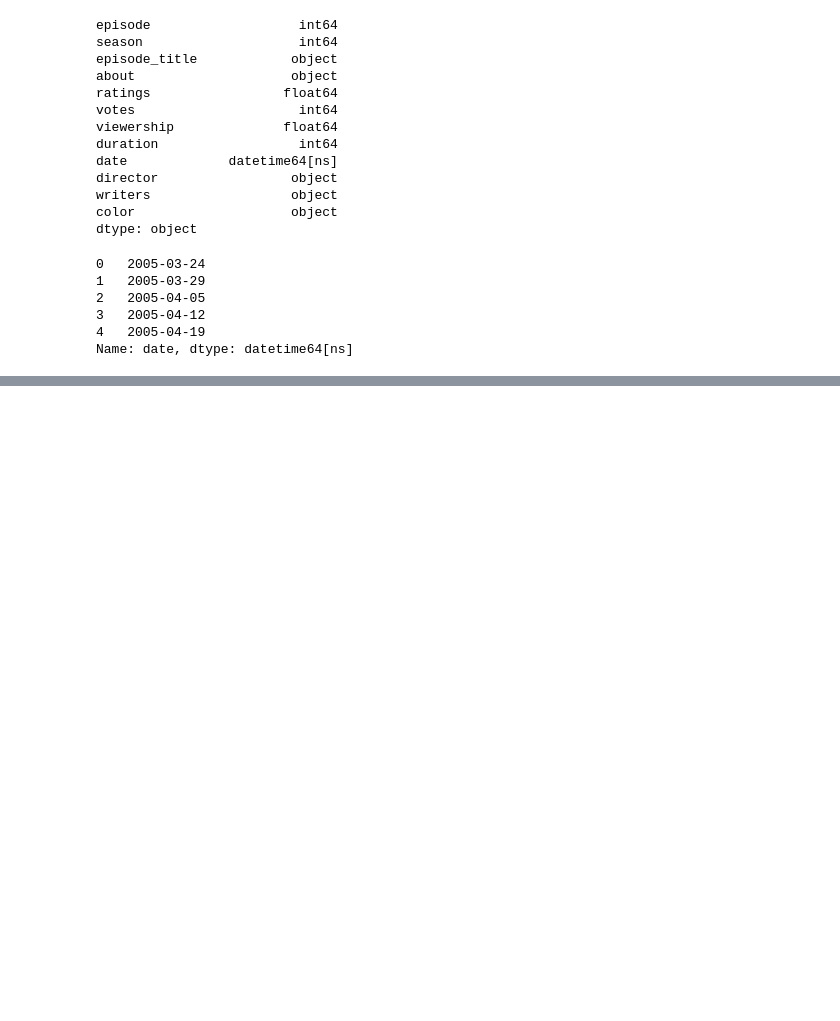
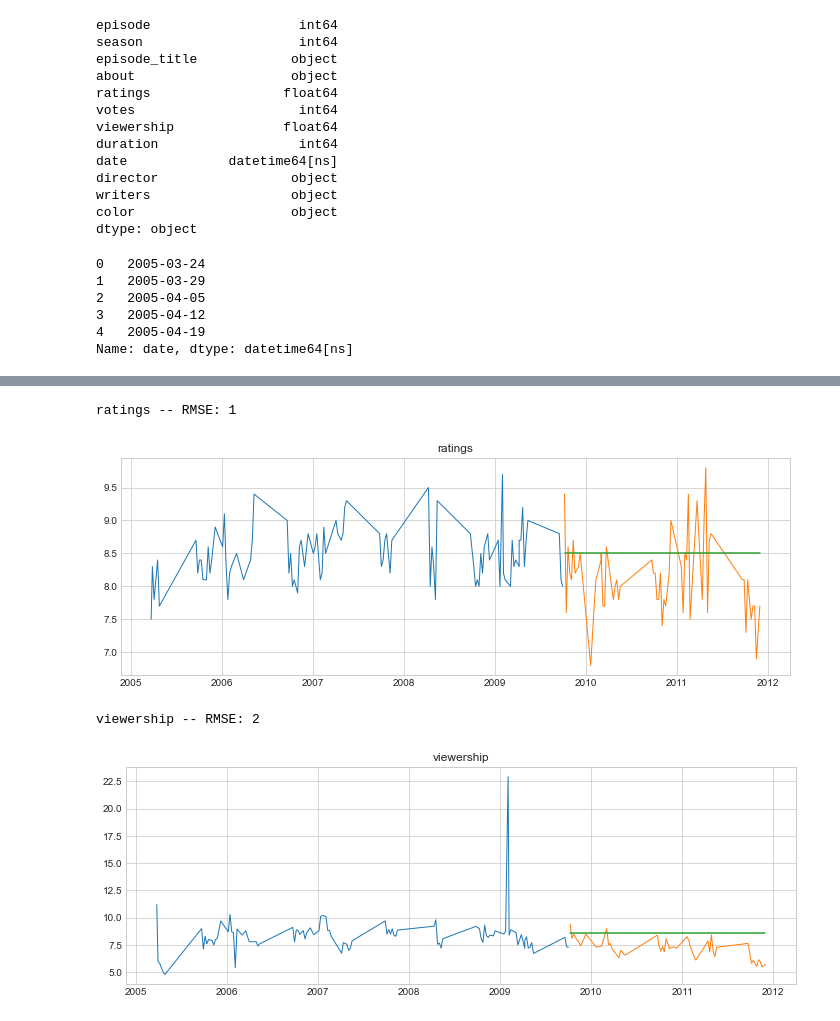
Before and after one commit to jamesallen0351/the_office, a Jupyter notebook: office_time_series.ipynb, the cells around one changed output, grey strips where cells are left out. Drawn from its saved outputs; the diff is of its cells as text; code cells hidden in the pictures; blank space fills up the shorter version.

```diff
--- a/office_time_series.ipynb
+++ b/office_time_series.ipynb
@@ -351,0 +415,5 @@ ax.xaxis.set_major_formatter(DateFormatter('%b %y'))
+# %%
+# evaluate
+for col in train.columns:
+    eval_df = append_eval_df(model_type='simple_average',
+                             target_var = col)
@@ -351,0 +446,8 @@ ax.xaxis.set_major_formatter(DateFormatter('%b %y'))
+# %%
+for col in train.columns:
+    plot_and_eval(col)
+# %% [output]
+ratings -- RMSE: 1
+[figure, added]
+viewership -- RMSE: 2
+[figure, added]
```
Also changed, not shown: parts of 57 cells of this notebook.
